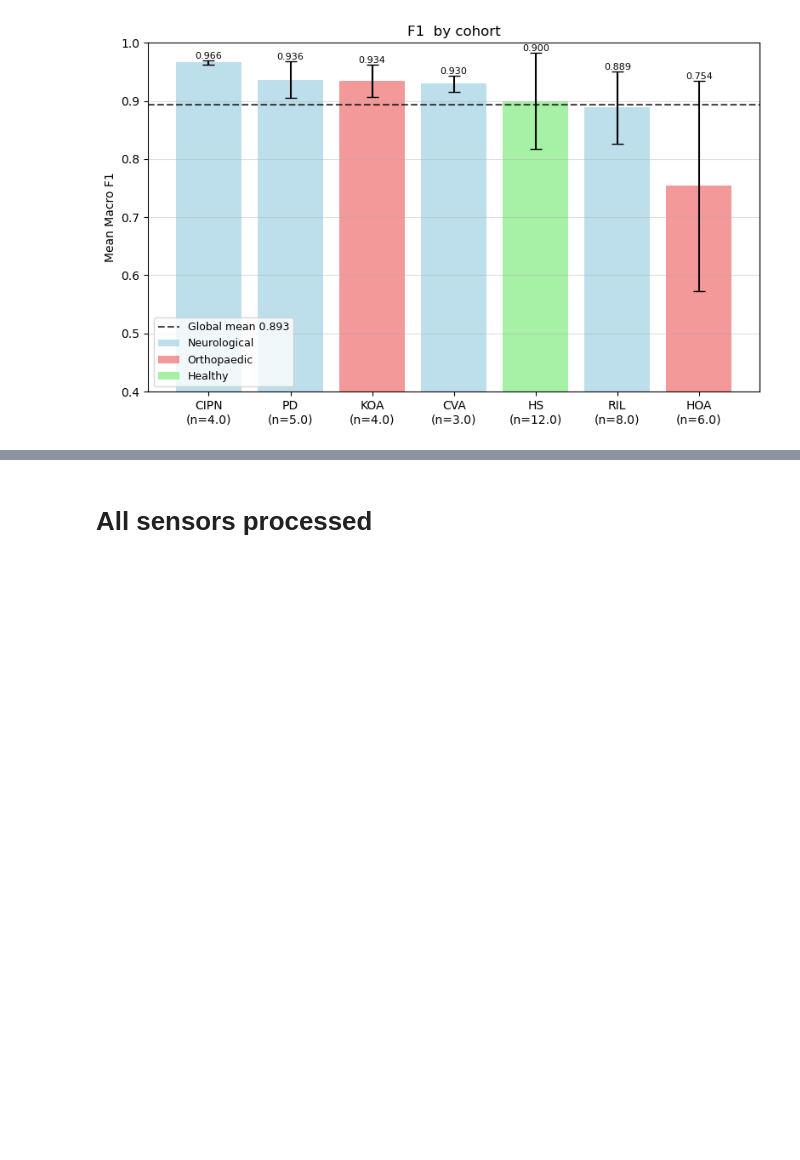
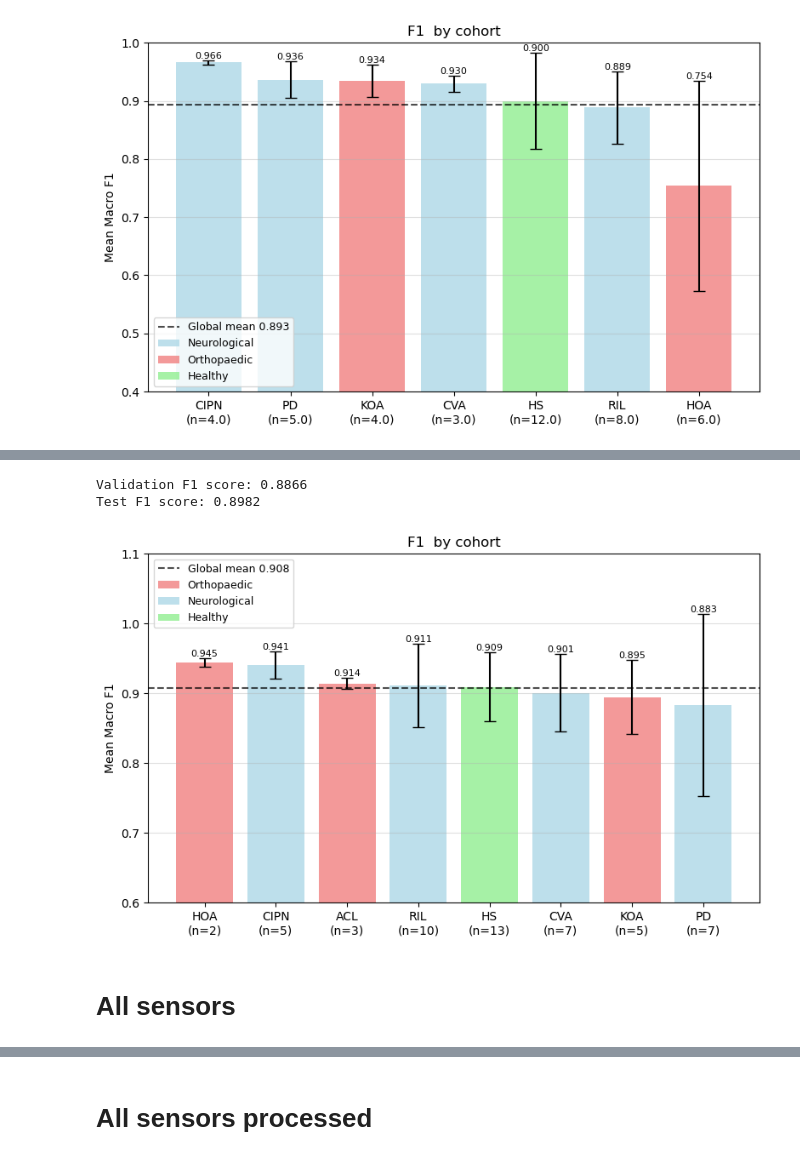
Before and after one commit to EnekoIsturitzSesma/GAIT-Analysis, a Jupyter notebook: notebooks/sensor_test.ipynb, the cells around one changed output, grey strips where cells are left out. Cells and saved outputs as stored; diff of their text form; code cells hidden in the pictures; blank space fills up the shorter version.

```diff
--- a/notebooks/sensor_test.ipynb
+++ b/notebooks/sensor_test.ipynb
@@ -414,0 +417,15 @@ stats = plot_f1_by_cohort(df_test_f1, title="F1  by cohort")
+# %%
+X, y, subjects = load_dataset_gait(base_path, process="free_raw", sensors=['LF'], window_size=200, stride=50)
+X = X.astype(np.float32)
+y = y.astype(np.int64)
+
+model_name = "cnn_bilstm_LF"
+ckpt_path = f"../checkpoints/best_model_{model_name}"
+# %%
+trained_model, best_val_f1, test_f1, df_val_f1, df_test_f1 = train_model(
+    X, y, subjects, model_name="cnnbilstm", norm="window",
+    epochs=200, lr=lr, patience=20, dropout=dropout,
+    cnn_channels=cnn_channels, kernel_size=kernel_size,
+    batch_size=batch_size, out_dir=ckpt_path, plot=True)
+
+log_result(model_name, f1_val=best_val_f1, f1_test=test_f1)
@@ -414,0 +440,18 @@ stats = plot_f1_by_cohort(df_test_f1, title="F1  by cohort")
+# %%
+print(f"Validation F1 score: {best_val_f1:.4f}")
+print(f"Test F1 score: {test_f1:.4f}")
+# %% [output]
+Validation F1 score: 0.8866
+Test F1 score: 0.8982
+# %%
+diseases = []
+for subj in df_test_f1['subject']:
+  diseases.append(subj.split("_")[0])
+
+df_test_f1['Disease'] = diseases
+
+stats = plot_f1_by_cohort(df_test_f1, title="F1  by cohort")
+# %% [output]
+[figure, added]
+# %% [markdown]
+# All sensors
```
Also changed, not shown: parts of 16 cells of this notebook, 2 other files.
